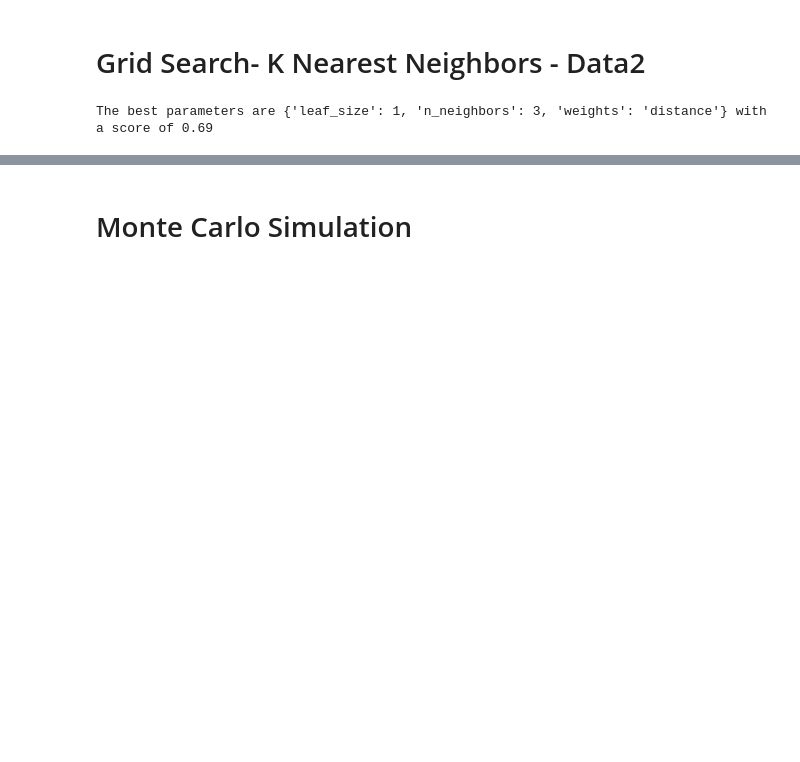
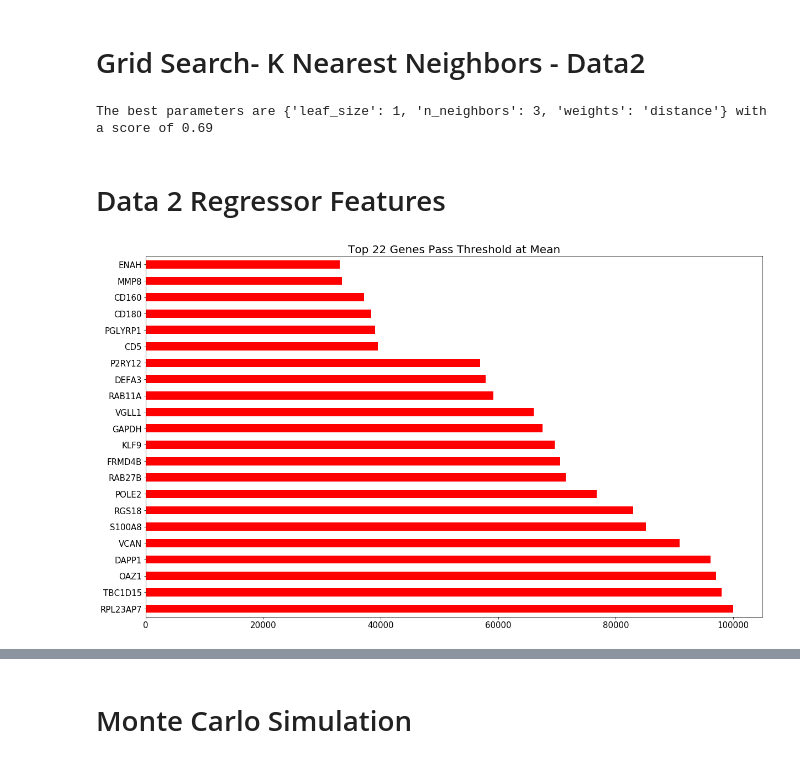
Before and after one commit to JLMarin64/Capstone, a Jupyter notebook: pregnancy_cfRNA/Capstone Exploratory Analysis3.ipynb, the cells around one changed output, grey strips where cells are left out. Drawn from its saved outputs; the diff is of its cells as text; code cells hidden in the pictures; blank space fills up the shorter version.

Commit message:
Regressor Update

```diff
--- a/pregnancy_cfRNA/Capstone Exploratory Analysis3.ipynb
+++ b/pregnancy_cfRNA/Capstone Exploratory Analysis3.ipynb
@@ -600,3 +600,34 @@ grid.fit(X_test2, y2_train_classifier)
 print("The best parameters are %s with a score of %0.2f" % (grid.best_params_, grid.best_score_))
 # %% [output]
 The best parameters are {'leaf_size': 1, 'n_neighbors': 3, 'weights': 'distance'} with a score of 0.69
+# %% [markdown]
+# Data 2 Regressor Features
+# %%
+from sklearn.ensemble import ExtraTreesRegressor
+
+base = pd.Series(0,X2_train_normalized.columns)
+
+for i in range(100000):
+    model2 = ExtraTreesRegressor()
+    model2.fit(X2_train_normalized,y2_train_regressor)
+    sfm = SelectFromModel(model2, prefit = True)
+    n_features = sfm.transform(X2_train_normalized).shape[1]
+    #print('Number of feature selected:')
+    #print(n_features)
+    order_features = pd.Series(model2.feature_importances_, index=X2_train_normalized.columns).nlargest(n_features)
+    #print(order_features)
+    Name_features=pd.Series(1, index=order_features.index)
+
+    if i ==0:
+        test3use = base.add(Name_features,fill_value=0)
+        numFeatures3use = n_features
+    else:
+        test3use = test3use.add(Name_features,fill_value = 0)
+        numFeatures3use = numFeatures3use + n_features
+
+#print(test/1000)
+avgnum3use = int(numFeatures3use/100000)
+
+test3use.nlargest(avgnum3use).plot(kind='barh', title = 'Top %i Genes Pass Threshold at Mean'%avgnum3use,color="red",rot=0, fontsize =15).title.set_size(20)
+# %% [output]
+[figure, added]
```
Also changed, not shown: parts of 9 cells of this notebook.
